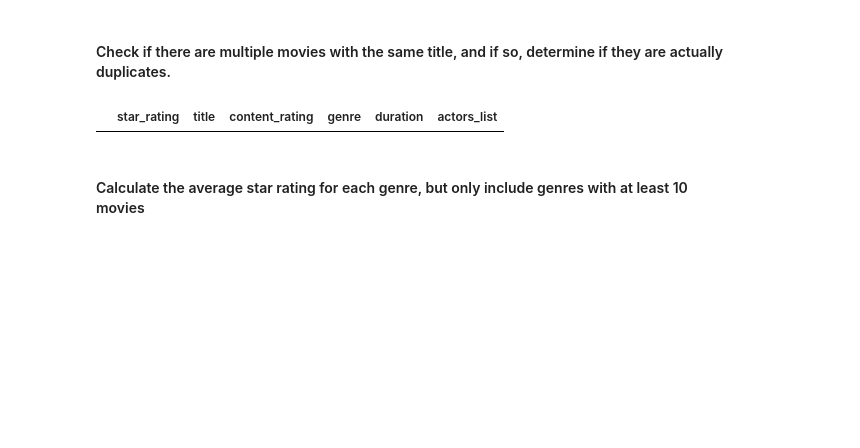
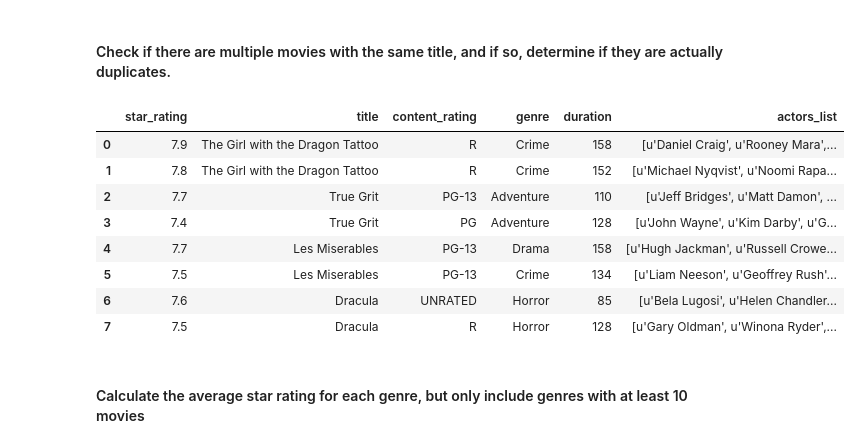
Before and after one commit to JimScheffel/jim_scheffel_unit2_project, a Jupyter notebook: imdb.ipynb, the cells around one changed output. Saved outputs shown, nothing was run; the diff lists cells and outputs as text; code cells hidden in the pictures; blank space fills up the shorter version.

Commit message:
commit additional solutions

```diff
--- a/imdb.ipynb
+++ b/imdb.ipynb
@@ -245,10 +274,21 @@ Name: star_rating, dtype: float64
 # %% [markdown]
 #### Check if there are multiple movies with the same title, and if so, determine if they are actually duplicates.
-# %%
-movies.title.value_counts()
-movies[movies.duplicated()]
-# %% [output]
-|  | star_rating | title | content_rating | genre | duration | actors_list |
+# %%
+## alternate solution
+## movies.title.value_counts()  or movies.duplicated('title').sum() or movies.loc[:, 'title'].value_count()
+## movies[movies.duplicated()]
+duplicated_movies = movies[movies.duplicated('title')].title
+movies.merge(duplicated_movies, on='title')
+# %% [output]
+|  | star_rating | title | content_rating | genre | duration | actors_list |
+| 0 | 7.9 | The Girl with the Dragon Tattoo | R | Crime | 158 | [u'Daniel Craig', u'Rooney Mara',... |
+| 1 | 7.8 | The Girl with the Dragon Tattoo | R | Crime | 152 | [u'Michael Nyqvist', u'Noomi Rapa... |
+| 2 | 7.7 | True Grit | PG-13 | Adventure | 110 | [u'Jeff Bridges', u'Matt Damon', ... |
+| 3 | 7.4 | True Grit | PG | Adventure | 128 | [u'John Wayne', u'Kim Darby', u'G... |
+| 4 | 7.7 | Les Miserables | PG-13 | Drama | 158 | [u'Hugh Jackman', u'Russell Crowe... |
+| 5 | 7.5 | Les Miserables | PG-13 | Crime | 134 | [u'Liam Neeson', u'Geoffrey Rush'... |
+| 6 | 7.6 | Dracula | UNRATED | Horror | 85 | [u'Bela Lugosi', u'Helen Chandler... |
+| 7 | 7.5 | Dracula | R | Horror | 128 | [u'Gary Oldman', u'Winona Ryder',... |
 # %% [markdown]
 #### Calculate the average star rating for each genre, but only include genres with at least 10 movies
 # %% [markdown]
```
Also changed, not shown: parts of 25 cells of this notebook.
